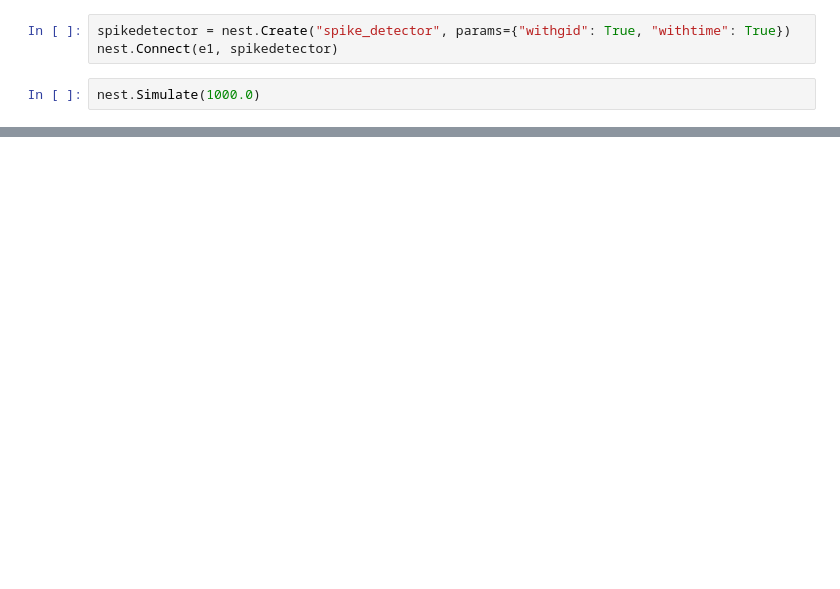
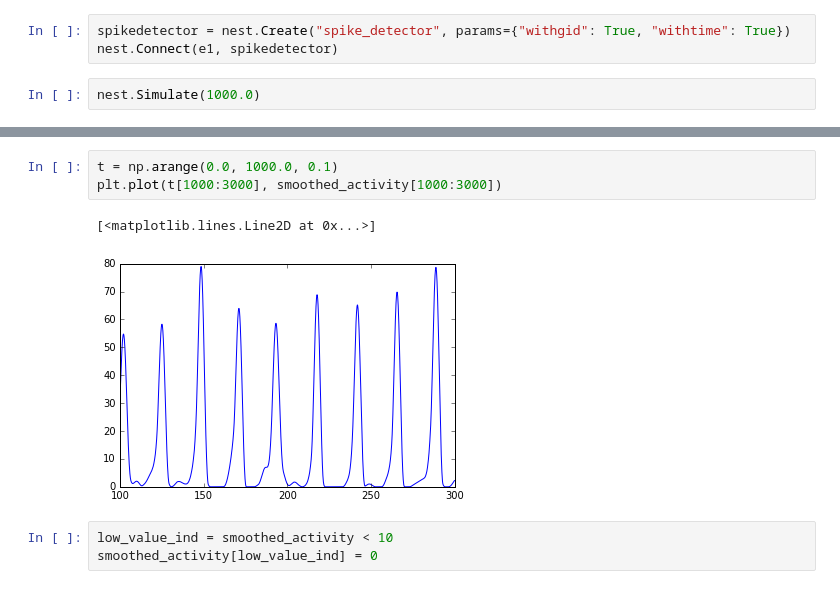
Before and after one commit to jackdkendall/Comp-Neuro, a Jupyter notebook: PING-Oscillator.ipynb, the cells around one changed output, grey strips where cells are left out. Cells and saved outputs as stored; diff of their text form; blank space fills up the shorter version.

```diff
--- a/PING-Oscillator.ipynb
+++ b/PING-Oscillator.ipynb
@@ -39,0 +56,9 @@ plt.show()
+# %%
+t = np.arange(0.0, 1000.0, 0.1)
+plt.plot(t[1000:3000], smoothed_activity[1000:3000])
+# %% [output]
+[<matplotlib.lines.Line2D at 0x...>]
+[figure, added]
+# %%
+low_value_ind = smoothed_activity < 10
+smoothed_activity[low_value_ind] = 0
```
Also changed, not shown: parts of 13 cells of this notebook, 1 other file.
